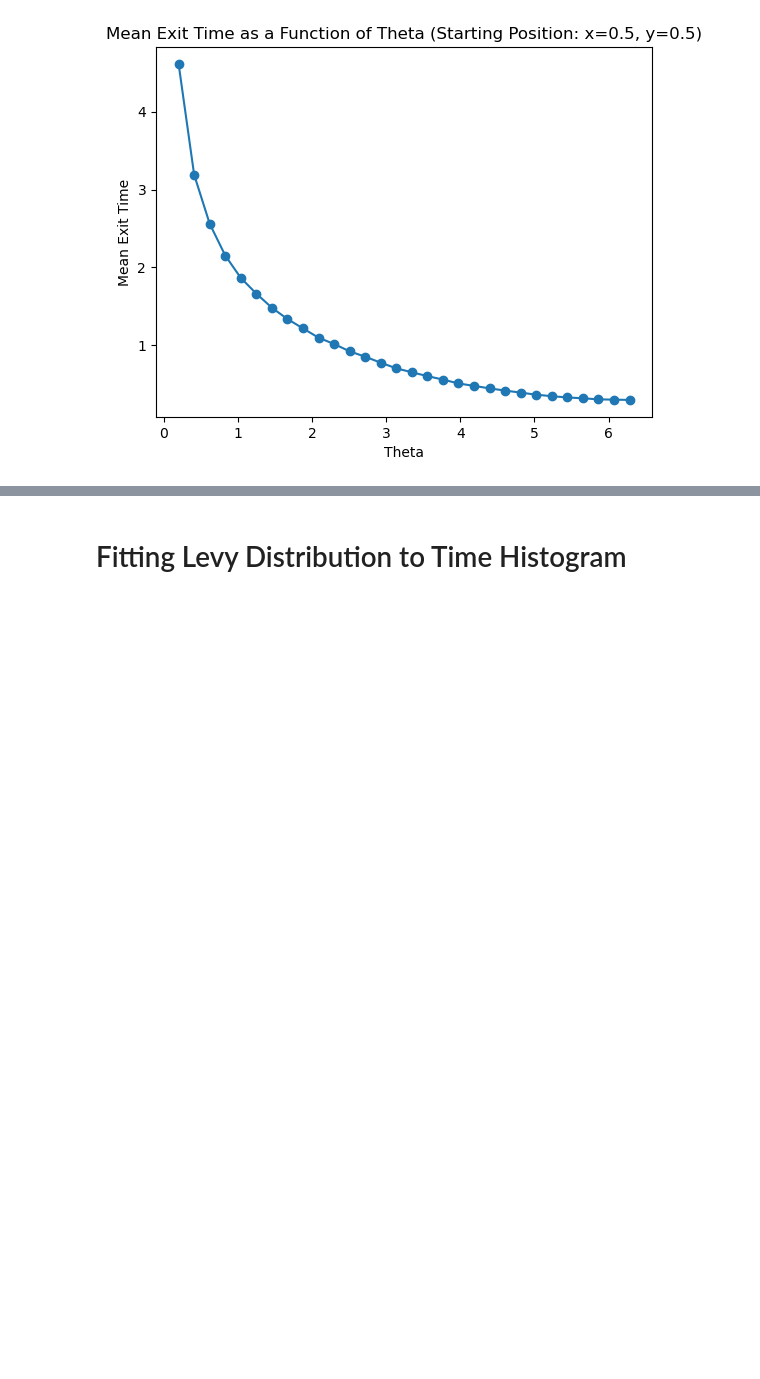
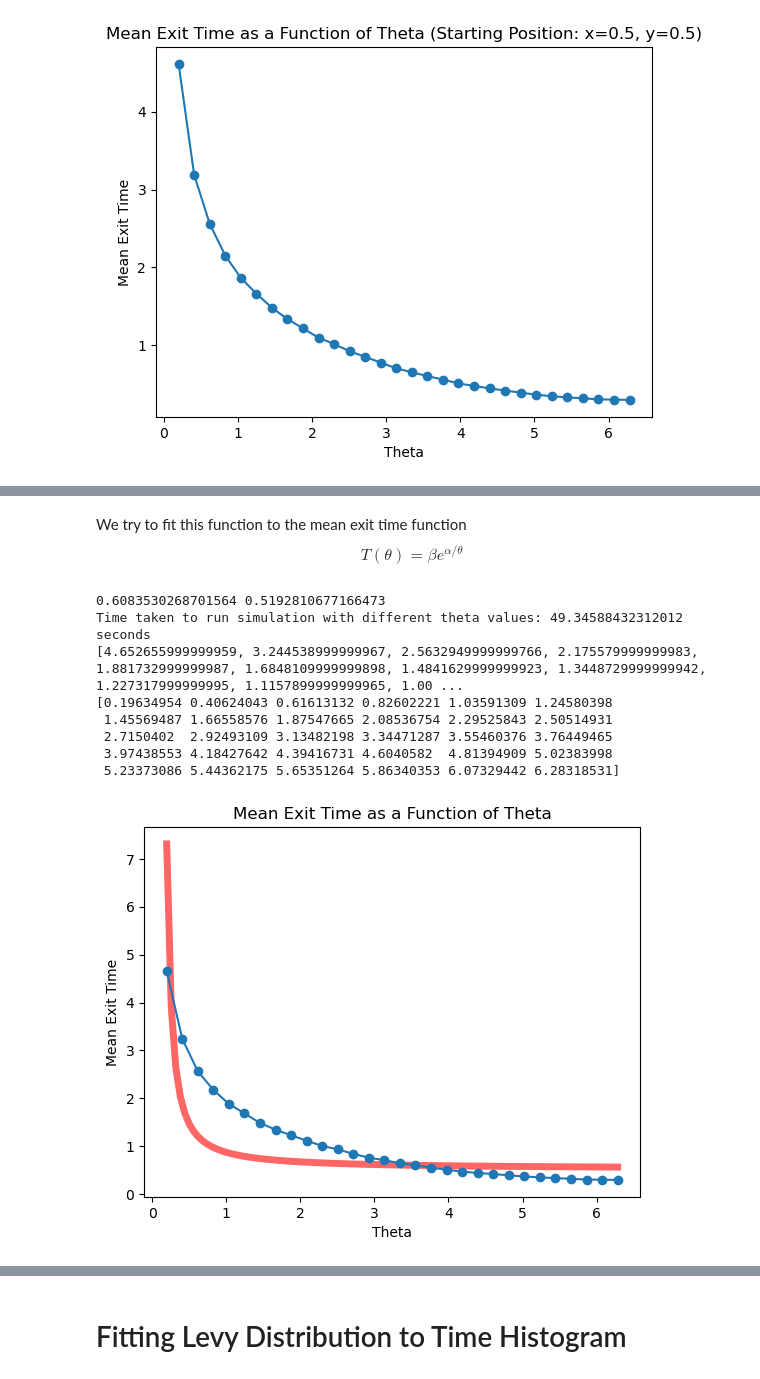
Before and after one commit to keshavganesh1/Stochastic-processes-particle-diffusion, a Jupyter notebook: particle_diffusion_cont.ipynb, the cells around one changed output, grey strips where cells are left out. Drawn from its saved outputs; the diff is of its cells as text; code cells hidden in the pictures; blank space fills up the shorter version.

```diff
--- a/particle_diffusion_cont.ipynb
+++ b/particle_diffusion_cont.ipynb
@@ -244,0 +276,58 @@ plt.show()
+# %% [markdown]
+We try to fit this function to the mean exit time function
+\begin{equation}
+T(\theta) = \beta e^{\alpha / \theta}
+\end{equation}
+# %%
+def fit_min_exit_time_to_exp(theta_vals, mean_exit_time_vals):
+    my_theta_vals = np.array(theta_vals)
+    my_mean_exit_time_vals = np.array(mean_exit_time_vals)
+
+    x = 1 / my_theta_vals
+    y = np.log(my_mean_exit_time_vals)
+
+    # Step 3: Use linregress to find the slope and intercept
+    slope, intercept, r_value, p_value, std_err = linregress(x, y)
+
+    alpha = slope
+    beta = np.exp(intercept)
+    return alpha, beta
+# %%
+# run simulation with different theta values
+
+theta_values = np.linspace(np.pi/16, 2*np.pi, 30)
+
+start_time = time.time()
+
+mean_exit_times_theta_list = [mean_exit_time_theta(E(theta = theta, num_particles=10000)) for theta in theta_values]
+
+alpha, beta = fit_min_exit_time_to_exp(theta_values, mean_exit_times_theta_list)
+print(alpha, beta)
+x = np.linspace(np.pi/16, 2*np.pi, 100)
+plt.plot(x, beta * np.exp(beta / x),
+       'r-', lw=5, alpha=0.6, label='levy pdf')
+
+end_time = time.time()
+
+print(f"Time taken to run simulation with different theta values: {end_time - start_time} seconds")
+
+# Plot mean exit time as a function of theta
+
+print(mean_exit_times_theta_list)
+print(theta_values)
+
+plt.plot(theta_values, mean_exit_times_theta_list, marker='o')
+plt.xlabel('Theta')
+plt.ylabel('Mean Exit Time')
+plt.title('Mean Exit Time as a Function of Theta')
+plt.show()
+# %% [output]
+0.6083530268701564 0.5192810677166473
+Time taken to run simulation with different theta values: 49.34588432312012 seconds
+[4.652655999999959, 3.244538999999967, 2.5632949999999766, 2.175579999999983, 1.881732999999987, 1.6848109999999898, 1.4841629999999923, 1.3448729999999942, 1.227317999999995, 1.1157899999999965, 1.00 ...
+[0.19634954 0.40624043 0.61613132 0.82602221 1.03591309 1.24580398
+ 1.45569487 1.66558576 1.87547665 2.08536754 2.29525843 2.50514931
+ 2.7150402  2.92493109 3.13482198 3.34471287 3.55460376 3.76449465
+ 3.97438553 4.18427642 4.39416731 4.6040582  4.81394909 5.02383998
+ 5.23373086 5.44362175 5.65351264 5.86340353 6.07329442 6.28318531]
+[figure, added]
```
Also changed, not shown: parts of 17 cells of this notebook.
